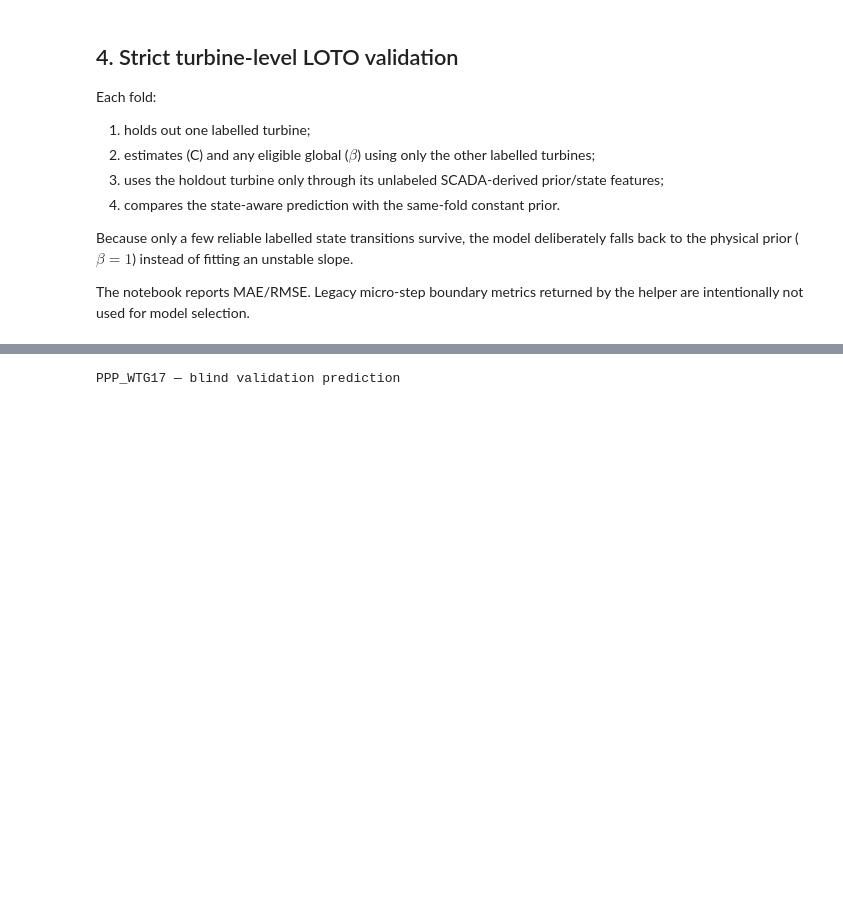
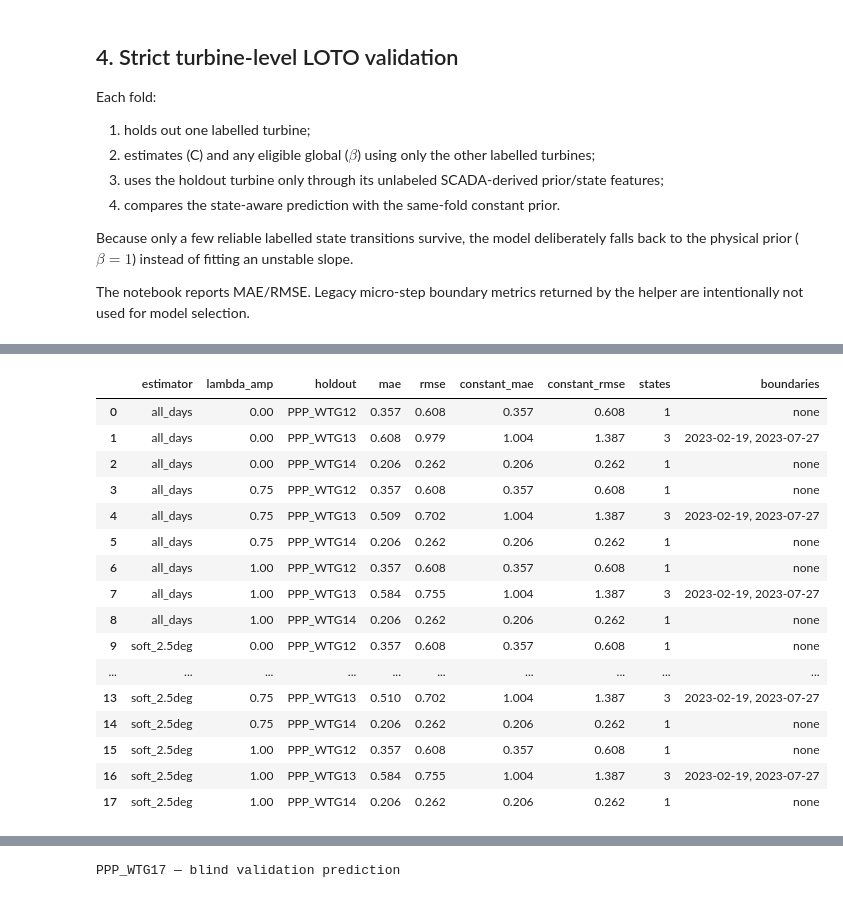
Before and after one commit to HuijiaoLuo/2026EnergyHacks_WeDoWind, a Jupyter notebook: YawMisalignment_Independent_Model_Release.ipynb, the cells around one changed output, grey strips where cells are left out. Drawn from its saved outputs; the diff is of its cells as text; code cells hidden in the pictures; blank space fills up the shorter version.

Commit message:
Add robust partial-amplitude RRS model & Update documentation

```diff
--- a/YawMisalignment_Independent_Model_Release.ipynb
+++ b/YawMisalignment_Independent_Model_Release.ipynb
@@ -470,0 +752,72 @@ LOTO scoring: 0.04s
+# %%
+from yaw_model import (
+    apply_full_amplitude_stable_states,
+    blend_stable_amplitude,
+)
+
+if "soft_bundles" not in globals():
+    soft_bundles = apply_pair_quality_state_weights(
+        bundles, MODEL, spread_scale_deg=2.5
+    )
+
+full_bundles = apply_full_amplitude_stable_states(bundles, MODEL)
+soft_full_bundles = apply_full_amplitude_stable_states(soft_bundles, MODEL)
+
+def run_fixed_beta_loto(stage_bundles):
+    rows = []
+    for holdout in TRAIN:
+        fit_ids = [tid for tid in TRAIN if tid != holdout]
+        C_fixed = float(np.mean([
+            labels[tid].mean() + theta_star[tid]
+            for tid in fit_ids
+        ]))
+        pred = predict_from_bundle(
+            holdout, stage_bundles[holdout], C_fixed, 1.0, theta_star
+        )
+        metrics = score_prediction(
+            pred, labels[holdout], C_fixed - theta_star[holdout]
+        )
+        boundaries = stage_bundles[holdout]["boundaries"]
+        active_col = (
+            "prediction_active"
+            if "prediction_active" in boundaries.columns
+            else "accepted"
+        )
+        active = boundaries[active_col].fillna(False) if len(boundaries) else pd.Series(dtype=bool)
+        accepted = boundaries.index[active] if len(boundaries) else []
+        rows.append({
+            "holdout": holdout,
+            "mae": metrics["mae"],
+            "rmse": metrics["rmse"],
+            "constant_mae": metrics["constant_mae"],
+            "constant_rmse": metrics["constant_rmse"],
+            "states": metrics["n_states"],
+            "boundaries": ", ".join(
+                pd.Timestamp(d).date().isoformat() for d in accepted
+            ) or "none",
+        })
+    return pd.DataFrame(rows)
+
+interaction_rows = []
+for estimator, stable_stage, full_stage in (
+    ("all_days", bundles, full_bundles),
+    ("soft_2.5deg", soft_bundles, soft_full_bundles),
+):
+    for amplitude_lambda in (0.0, 0.75, 1.0):
+        mixed_stage = blend_stable_amplitude(
+            stable_stage, full_stage, amplitude_lambda
+        )
+        table = run_fixed_beta_loto(mixed_stage)
+        table.insert(0, "estimator", estimator)
+        table.insert(1, "lambda_amp", amplitude_lambda)
+        interaction_rows.append(table)
+
+interaction_loto = pd.concat(interaction_rows, ignore_index=True)
+print("Interaction audit: fixed boundaries, B0, and beta=1")
+display(interaction_loto.round(3))
+display(
+    interaction_loto.groupby(["estimator", "lambda_amp"])[
+        ["mae", "rmse", "constant_mae", "constant_rmse"]
+    ].mean().round(3)
+)
+# %% [output]
@@ -470,0 +825,17 @@ LOTO scoring: 0.04s
+|  | estimator | lambda_amp | holdout | mae | rmse | constant_mae | constant_rmse | states | boundaries |
+| 0 | all_days | 0.00 | PPP_WTG12 | 0.357 | 0.608 | 0.357 | 0.608 | 1 | none |
+| 1 | all_days | 0.00 | PPP_WTG13 | 0.608 | 0.979 | 1.004 | 1.387 | 3 | 2023-02-19, 2023-07-27 |
+| 2 | all_days | 0.00 | PPP_WTG14 | 0.206 | 0.262 | 0.206 | 0.262 | 1 | none |
+| 3 | all_days | 0.75 | PPP_WTG12 | 0.357 | 0.608 | 0.357 | 0.608 | 1 | none |
+| 4 | all_days | 0.75 | PPP_WTG13 | 0.509 | 0.702 | 1.004 | 1.387 | 3 | 2023-02-19, 2023-07-27 |
+| 5 | all_days | 0.75 | PPP_WTG14 | 0.206 | 0.262 | 0.206 | 0.262 | 1 | none |
+| 6 | all_days | 1.00 | PPP_WTG12 | 0.357 | 0.608 | 0.357 | 0.608 | 1 | none |
+| 7 | all_days | 1.00 | PPP_WTG13 | 0.584 | 0.755 | 1.004 | 1.387 | 3 | 2023-02-19, 2023-07-27 |
+| 8 | all_days | 1.00 | PPP_WTG14 | 0.206 | 0.262 | 0.206 | 0.262 | 1 | none |
+| 9 | soft_2.5deg | 0.00 | PPP_WTG12 | 0.357 | 0.608 | 0.357 | 0.608 | 1 | none |
+| ... | ... | ... | ... | ... | ... | ... | ... | ... | ... |
+| 13 | soft_2.5deg | 0.75 | PPP_WTG13 | 0.510 | 0.702 | 1.004 | 1.387 | 3 | 2023-02-19, 2023-07-27 |
+| 14 | soft_2.5deg | 0.75 | PPP_WTG14 | 0.206 | 0.262 | 0.206 | 0.262 | 1 | none |
+| 15 | soft_2.5deg | 1.00 | PPP_WTG12 | 0.357 | 0.608 | 0.357 | 0.608 | 1 | none |
+| 16 | soft_2.5deg | 1.00 | PPP_WTG13 | 0.584 | 0.755 | 1.004 | 1.387 | 3 | 2023-02-19, 2023-07-27 |
+| 17 | soft_2.5deg | 1.00 | PPP_WTG14 | 0.206 | 0.262 | 0.206 | 0.262 | 1 | none |
```
Also changed, not shown: parts of 18 cells of this notebook, 4 other files.
